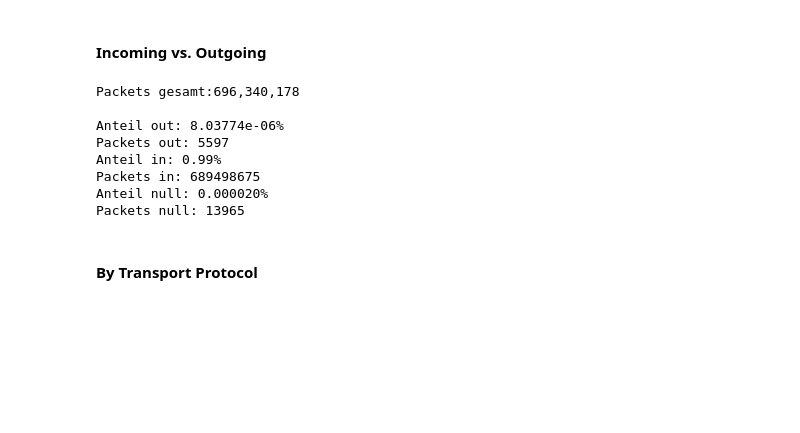
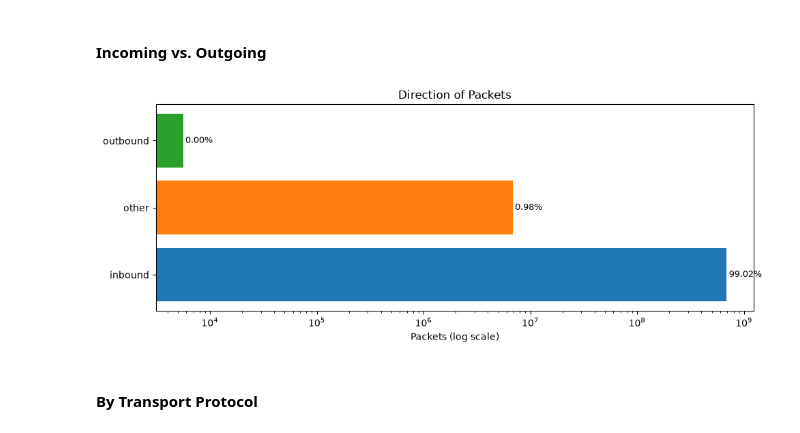
Before and after one commit to lukasseb/ddos_analysis, a Jupyter notebook: general_analysis.ipynb, the cells around one changed output. Saved outputs shown, nothing was run; the diff lists cells and outputs as text; code cells hidden in the pictures; blank space fills up the shorter version.

```diff
--- a/general_analysis.ipynb
+++ b/general_analysis.ipynb
@@ -18,6 +18,9 @@ import pyarrow.parquet as pq
 ### Global parameters
 # %%
 SERVER_IP = "141.22.28.227"
+PARQUET_FILE = "data/interim/ddos_1/batch_1_1000.parquet"
+PARQUET_FOLDER = "data/processed/ddos_1/batch_1_1000/"
+PLOT_FOLDER = "plots/batch_1_1000/"
 # %% [markdown]
 ### external IANA protocol list to convert numbers to names
 # %%
@@ -54,7 +57,7 @@ shape: (10, 2)
 # %% [markdown]
 ### Read
 # %%
-lf = pl.scan_parquet("data/interim/ddos_1/batch_1_1000.parquet").drop("dtls.record.content_type", "dtls.record.version", "dtls.handshake.type")
+lf = pl.scan_parquet(PARQUET_FILE).drop("dtls.record.content_type", "dtls.record.version", "dtls.handshake.type")
 # %% [markdown]
 ## 1. General Analysis
 # %% [markdown]
@@ -156,27 +161,54 @@ def split_direction(lf: pl.LazyFrame, server_ip):
-# %%
-lf_out, lf_in, lf_null = split_direction(lf, SERVER_IP)
-
-size = lf.select(pl.len()).collect().item()
-size_out = lf_out.select(pl.len()).collect().item()
-size_in = lf_in.select(pl.len()).collect().item()
-size_null = lf_null.select(pl.len()).collect().item()
-
-print(f"Packets gesamt:{size:3,}\n")
-print(f"Anteil out: {size_out/size:.6}%")
-print(f"Packets out:", size_out)
-print(f"Anteil in: {size_in/size:.2}%")
-print(f"Packets in:", size_in)
-print(f"Anteil null: {size_null / size:.6f}%")
-print(f"Packets null:", size_null)
-# %% [output]
-Packets gesamt:696,340,178
-
-Anteil out: 8.03774e-06%
-Packets out: 5597
-Anteil in: 0.99%
-Packets in: 689498675
-Anteil null: 0.000020%
-Packets null: 13965
+# %%
+df_by_direction = (
+    lf.with_columns(
+        pl.coalesce(["ip.src", "ipv6.src"]).alias("src"),
+        pl.coalesce(["ip.dst", "ipv6.dst"]).alias("dst"),
+    )
+    .with_columns(
+        pl.when(pl.col("src") == SERVER_IP)
+        .then(pl.lit("outbound"))  # Server -> Client (Response)
+        .when(pl.col("dst") == SERVER_IP)
+        .then(pl.lit("inbound"))  # Client -> Server (Request)
+        .otherwise(pl.lit("other"))
+        .alias("direction")
+    )
+    .group_by("direction")
+    .agg(pl.len().alias("count"))
+    .collect()
+    .sort("count", descending=True)
+)
+df_by_direction.write_parquet(PARQUET_FOLDER + "by_direction.parquet", compression="zstd")
+
+total = df_by_direction["count"].sum()
+
+labels = df_by_direction["direction"].to_list()
+counts = df_by_direction["count"].to_list()
+
+percentages = [c / total * 100 for c in counts]
+colors = cm.tab10.colors[: len(labels)]
+
+fig, ax = plt.subplots(figsize=(10, 4))
+
+y_pos = range(len(labels))
+ax.barh(y_pos, counts, color=colors)
+
+for i, (count, pct) in enumerate(zip(counts, percentages)):
+    ax.text(count * 1.05, i, f"{pct:.2f}%", va="center", fontsize=9)
+
+ax.set_yticks(y_pos)
+ax.set_yticklabels(labels)
+ax.set_xscale("log")
+ax.set_xlabel("Packets (log scale)")
+ax.set_title("Direction of Packets")
+
+plt.tight_layout()
+plt.savefig(PLOT_FOLDER + "packets_direction")
+plt.show()
+
+plt.close(fig)
+del df_by_direction
+# %% [output]
+[figure, added]
 # %% [markdown]
 #### By Transport Protocol
 # %%
```
Also changed, not shown: parts of 10 cells of this notebook, 3 other files.
